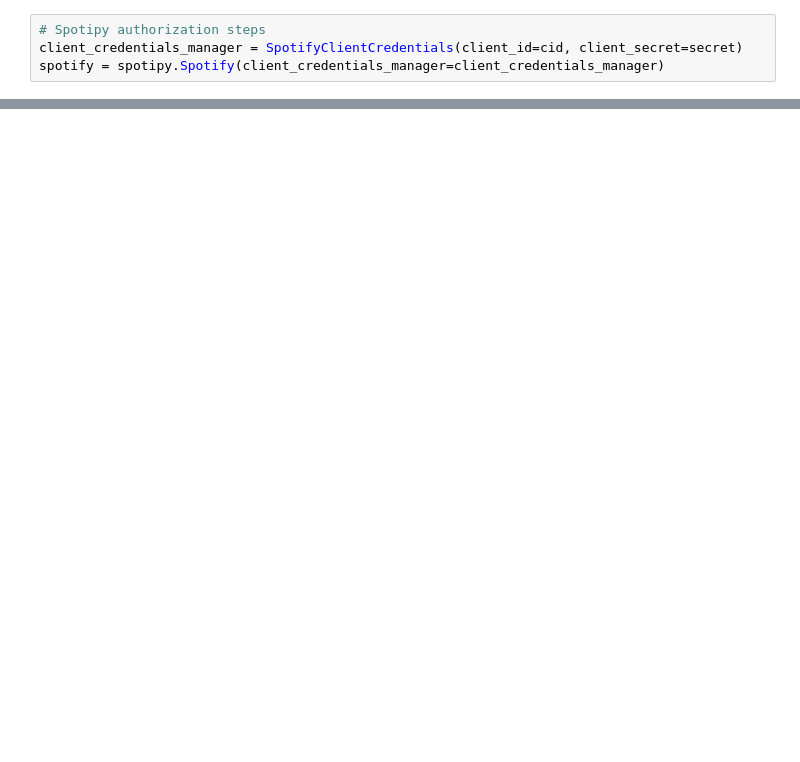
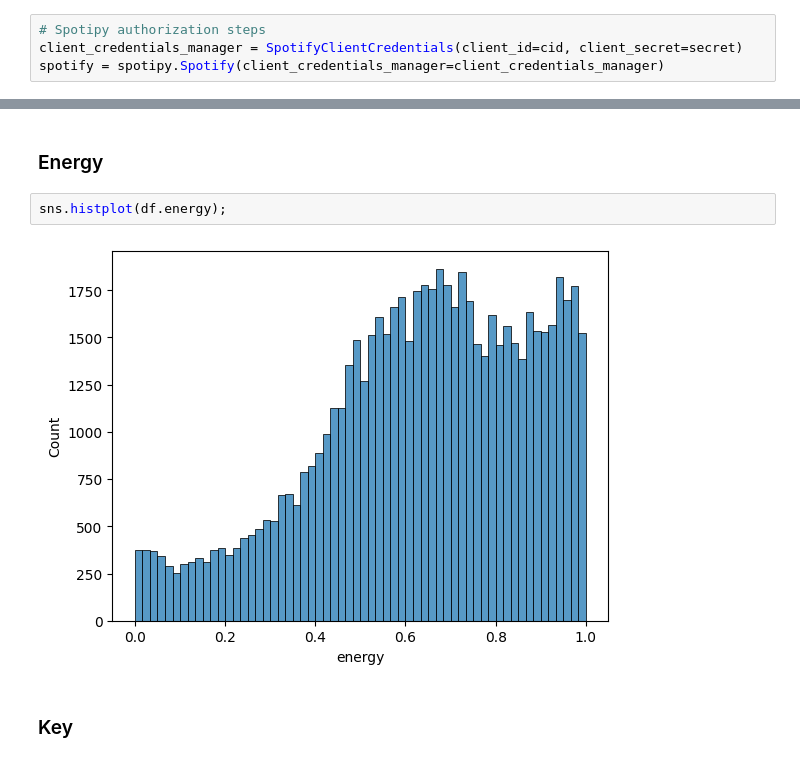
Before and after one commit to dermothethird/Spotify_Hit_Prediction, a Jupyter notebook: Working_Notebook.ipynb, the cells around one changed output, grey strips where cells are left out. Drawn from its saved outputs; the diff is of its cells as text; blank space fills up the shorter version.

```diff
--- a/Working_Notebook.ipynb
+++ b/Working_Notebook.ipynb
@@ -153,0 +147,8 @@ Questions to consider:
+# %% [markdown]
+### Energy
+# %%
+sns.histplot(df.energy);
+# %% [output]
+[figure, added]
+# %% [markdown]
+### Key
```
Also changed, not shown: parts of 107 cells of this notebook, 6 other files.
